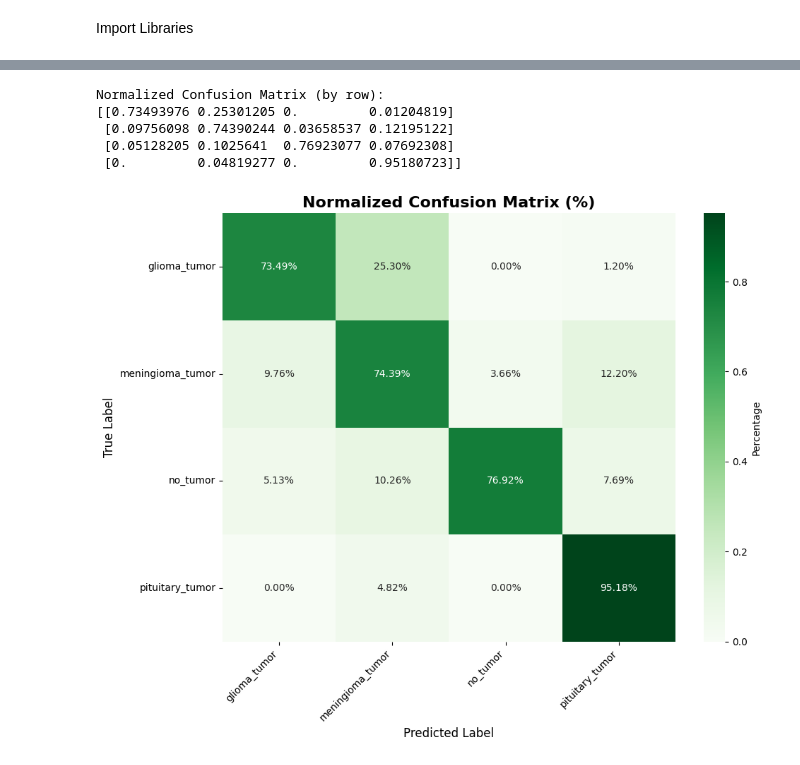
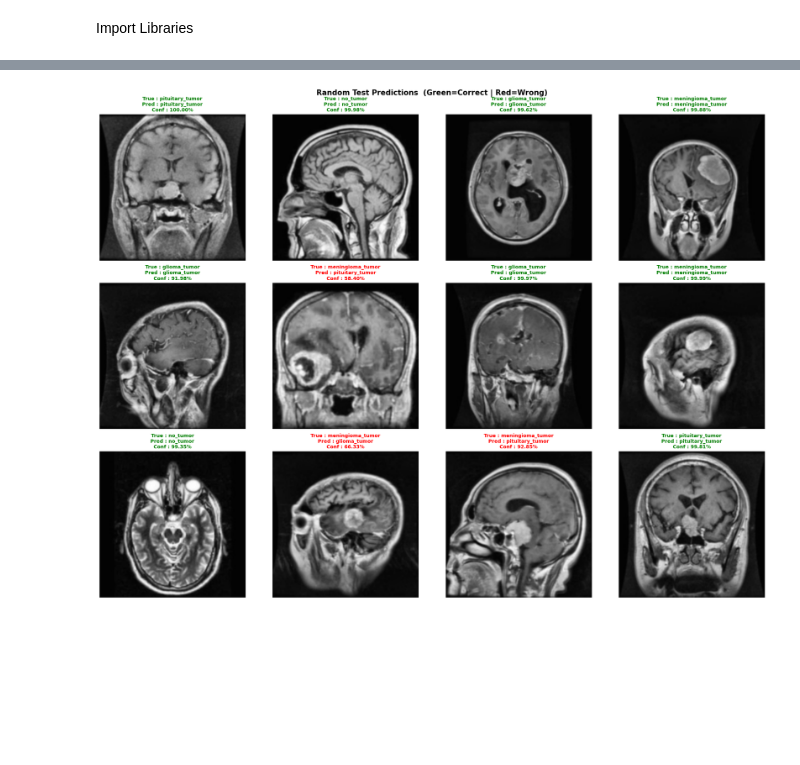
Before and after one commit to SNWE159/brain-tumor-classification, a Jupyter notebook: notebooks/03_VGG16.ipynb, the cells around one changed output, grey strips where cells are left out. Drawn from its saved outputs; the diff is of its cells as text; code cells hidden in the pictures; blank space fills up the shorter version.

```diff
--- a/notebooks/03_VGG16.ipynb
+++ b/notebooks/03_VGG16.ipynb
@@ -156,7 +293,20 @@ Model: "functional_1"
 # %%
-history = model.fit(
+model.compile(
+    optimizer=Adam(learning_rate=PHASE1_LR),
+    loss='categorical_crossentropy',
+    metrics=['accuracy']
+)
+
+print('=== PHASE 1: Feature Extraction ===')
+history1 = model.fit(
     train_gen,
-    epochs=22,
-    validation_data=val_gen
+    epochs            = PHASE1_EPOCHS,
+    validation_data   = val_gen,
+    class_weight      = class_weight_dict,
+    callbacks         = get_callbacks(1, SAVE_DIR),
+    verbose           = 1
 )
+
+phase1_val_acc = max(history1.history['val_accuracy'])
+print(f'\nBest Phase-1 val accuracy: {phase1_val_acc:.4f}')
 # %% [output]
@@ -396,25 +674,36 @@ Rows = True Labels, Columns = Predicted Labels
 # %%
-cm_normalized = cm.astype('float') / cm.sum(axis=1)[:, np.newaxis]
+def predict_single(model, img_array, class_names):
+    """img_array: uint8 (H,W,3) 0-255"""
+    img = img_array.astype(np.float32) / 255.0
+    img = np.expand_dims(img, axis=0)
+    probs = model.predict(img, verbose=0)[0]
+    idx = np.argmax(probs)
+    return class_names[idx], probs[idx], probs
 
-print("\nNormalized Confusion Matrix (by row):")
-print(cm_normalized)
 
-plt.figure(figsize=(10, 8))
-sns.heatmap(cm_normalized, annot=True, fmt='.2%', cmap='Greens',
-            xticklabels=class_names, yticklabels=class_names,
-            cbar_kws={'label': 'Percentage'})
-plt.title('Normalized Confusion Matrix (%)', fontsize=16, fontweight='bold')
-plt.ylabel('True Label', fontsize=12)
-plt.xlabel('Predicted Label', fontsize=12)
-plt.xticks(rotation=45, ha='right')
-plt.yticks(rotation=0)
+num_samples = 12
+rng = np.random.default_rng(SEED)
+indices = rng.choice(len(X_test), num_samples, replace=False)
+
+fig, axes = plt.subplots(3, 4, figsize=(20, 15))
+for ax, i in zip(axes.flat, indices):
+    img = X_test[i]
+    true_label = class_names[y_test[i]]
+    pred_label, conf, all_probs = predict_single(model, img, class_names)
+
+    ax.imshow(img)
+    ax.axis('off')
+    color = 'green' if pred_label == true_label else 'red'
+    ax.set_title(
+        f'True : {true_label}\nPred : {pred_label}\nConf : {conf:.2%}',
+        color=color, fontsize=10, fontweight='bold'
+    )
+
+plt.suptitle('Random Test Predictions  (Green=Correct | Red=Wrong)',
+             fontsize=15, fontweight='bold')
 plt.tight_layout()
+plt.savefig(os.path.join(SAVE_DIR, 'sample_predictions.png'), dpi=150)
 plt.show()
 # %% [output]
-Normalized Confusion Matrix (by row):
-[[0.73493976 0.25301205 0.         0.01204819]
- [0.09756098 0.74390244 0.03658537 0.12195122]
- [0.05128205 0.1025641  0.76923077 0.07692308]
- [0.         0.04819277 0.         0.95180723]]
-[figure, old version]
+[figure, new version]
 # %%
```
Also changed, not shown: parts of 21 cells of this notebook.
